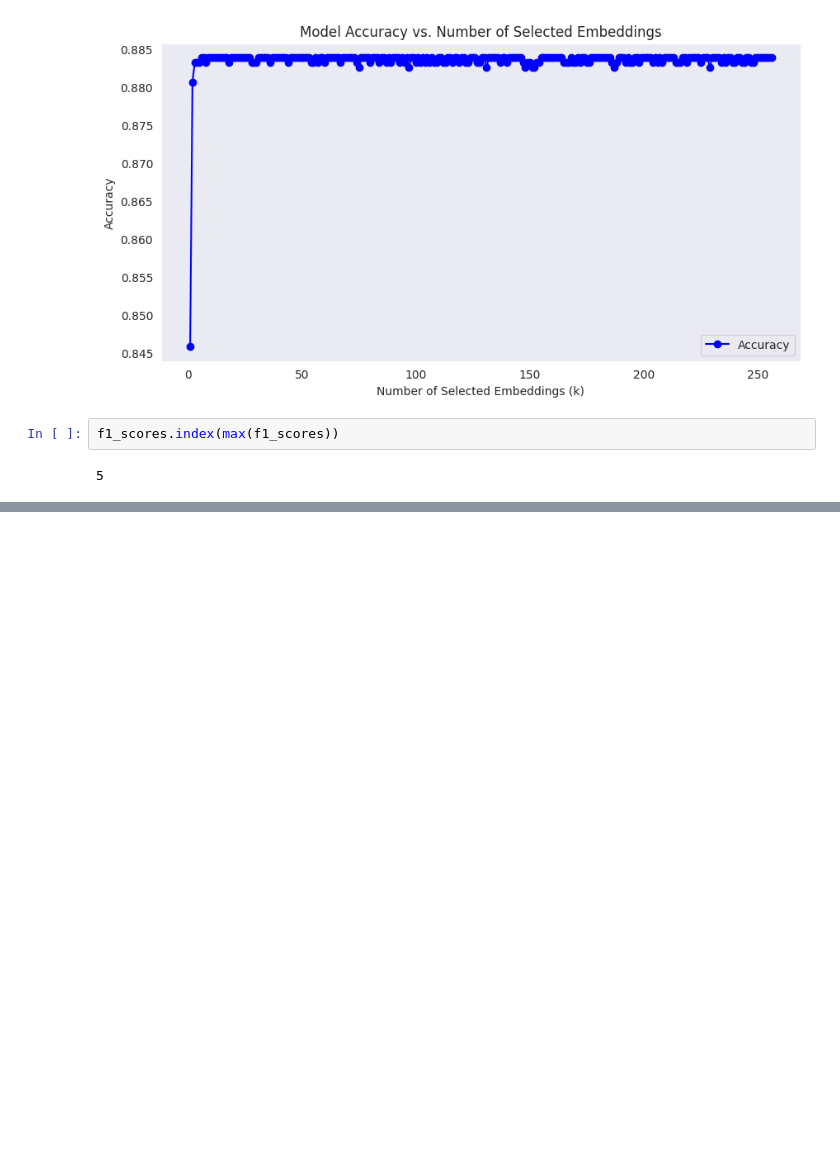
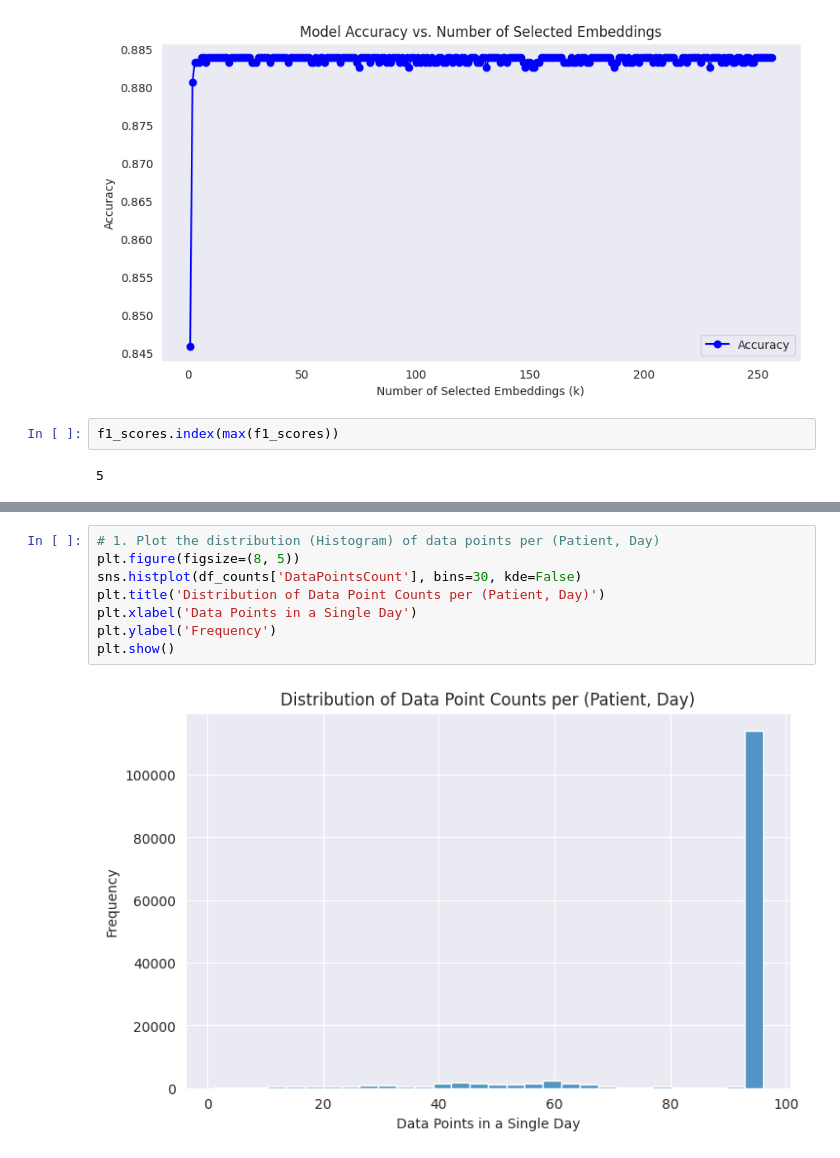
Before and after one commit to gavrielhan/MSc_Thesis, a Jupyter notebook: analysis_sleep_cgm.ipynb, the cells around one changed output, grey strips where cells are left out. Cells and saved outputs as stored; diff of their text form; blank space fills up the shorter version.

```diff
--- a/analysis_sleep_cgm.ipynb
+++ b/analysis_sleep_cgm.ipynb
@@ -1022,0 +1121,10 @@ accuracy_scores.index(max(accuracy_scores))
+# %%
+# 1. Plot the distribution (Histogram) of data points per (Patient, Day)
+plt.figure(figsize=(8, 5))
+sns.histplot(df_counts['DataPointsCount'], bins=30, kde=False)
+plt.title('Distribution of Data Point Counts per (Patient, Day)')
+plt.xlabel('Data Points in a Single Day')
+plt.ylabel('Frequency')
+plt.show()
+# %% [output]
+[figure, added]
```
Also changed, not shown: parts of 12 cells of this notebook, 1 other file.
